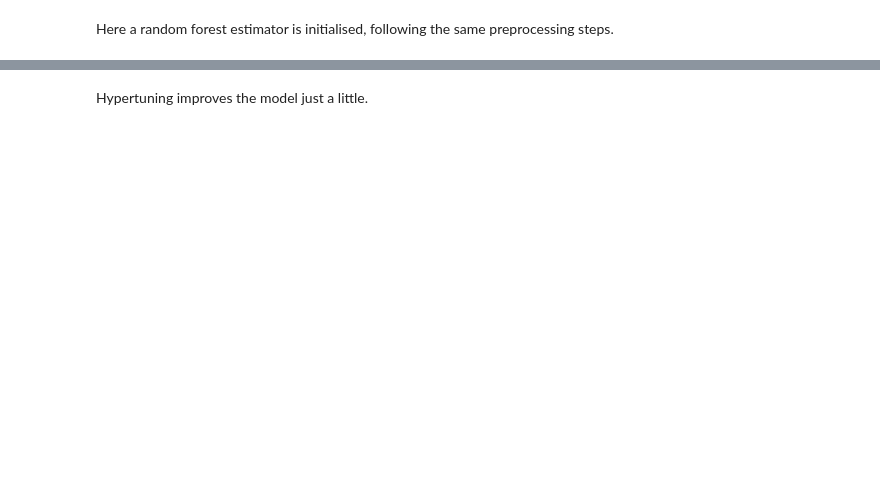
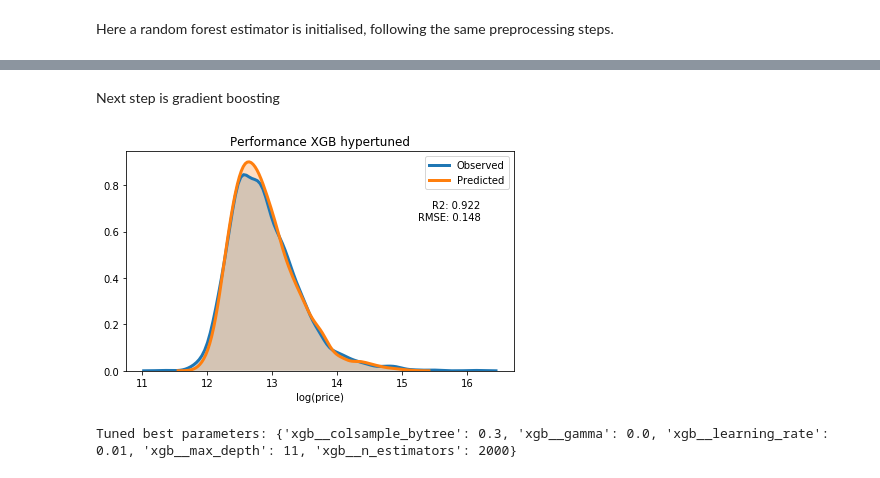
Before and after one commit to mwilkens1/fundaft, a Jupyter notebook: predict_price.ipynb, the cells around one changed output, grey strips where cells are left out. Drawn from its saved outputs; the diff is of its cells as text; code cells hidden in the pictures; blank space fills up the shorter version.

```diff
--- a/predict_price.ipynb
+++ b/predict_price.ipynb
@@ -285,19 +242,0 @@ RMSE random forest hypertuned training data: 0.062884
-# %%
-steps_gb = [('preprocessor', preprocessor),
-            ('gb', GradientBoostingRegressor(n_estimators=200, max_depth=10, random_state=42))]
-
-pipeline_gb = Pipeline(steps_gb)
-
-pipeline_gb.fit(X_train, y_train)
-y_pred = pipeline_gb.predict(X_test)
-
-r2 = pipeline_gb.score(X_test,y_test)
-rmse = np.sqrt(mean_squared_error(y_test, y_pred))
-
-densplot('Performance Gradient Boosting', 16.2, 0.65)
-
-y_pred = pipeline_gb.predict(X_train)
-r2 = pipeline_gb.score(X_train,y_train)
-rmse = np.sqrt(mean_squared_error(y_train, y_pred))
-print("R2 gradient boosting training data: {:4f}".format(r2))
-print("RMSE gradient boosting training data: {:4f}".format(rmse))
@@ -345,5 +243,39 @@ RMSE gradient boosting hypertuned training data: 0.035957
-# %% [markdown]
-Hypertuning improves the model just a little.
+# %% [markdown]
+Next step is gradient boosting
+# %%
+from xgboost import XGBRegressor
+
+steps_xgb = [('preprocessor', preprocessor),
+            ('xgb', XGBRegressor(objective='reg:squarederror', random_state=42))]
+
+pipeline_xgb = Pipeline(steps_xgb)
+
+params_xgb = {'xgb__n_estimators': [900,1300,1500,1700,2000],
+              'xgb__max_depth': [3,5,7,9,11],
+              'xgb__learning_rate': [0.01,0.1,0.3],
+              'xgb__gamma': [0.0, 0.2, 0.4],
+              'xgb__colsample_bytree': [0.3,0.5,0.7,1]}
+
+grid_xgb = GridSearchCV(estimator=pipeline_xgb,
+                       param_grid=params_xgb,
+                       scoring='r2',
+                       cv=3,
+                       n_jobs=-1)
+
+grid_xgb.fit(X_train, y_train)
+
+best_model = grid_xgb.best_estimator_
+
+y_pred = best_model.predict(X_test)
+
+r2 = best_model.score(X_test,y_test)
+rmse = np.sqrt(mean_squared_error(y_pred,y_test))
+
+densplot('Performance XGB hypertuned', 16.2, 0.65)
+print("Tuned best parameters: {}".format(grid_xgb.best_params_))
+# %% [output]
+[figure, added]
+Tuned best parameters: {'xgb__colsample_bytree': 0.3, 'xgb__gamma': 0.0, 'xgb__learning_rate': 0.01, 'xgb__max_depth': 11, 'xgb__n_estimators': 2000}
 # %%
 categorical_transformer.fit_transform(X_train[categorical_features])
 catnames_array = categorical_transformer.named_steps['onehot'].get_feature_names().tolist()
```
Also changed, not shown: parts of 19 cells of this notebook, 1 other file.
